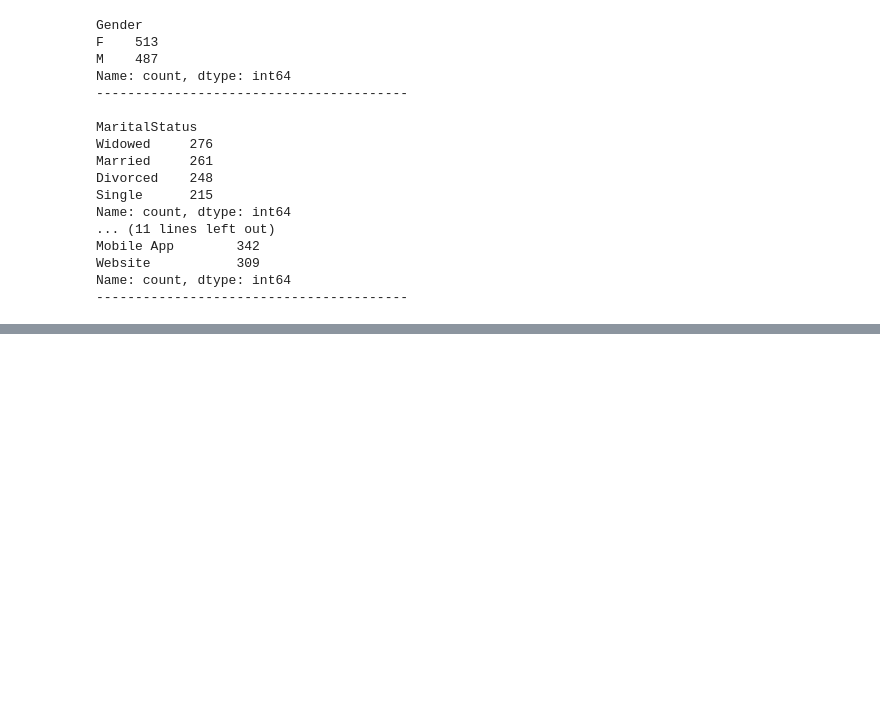
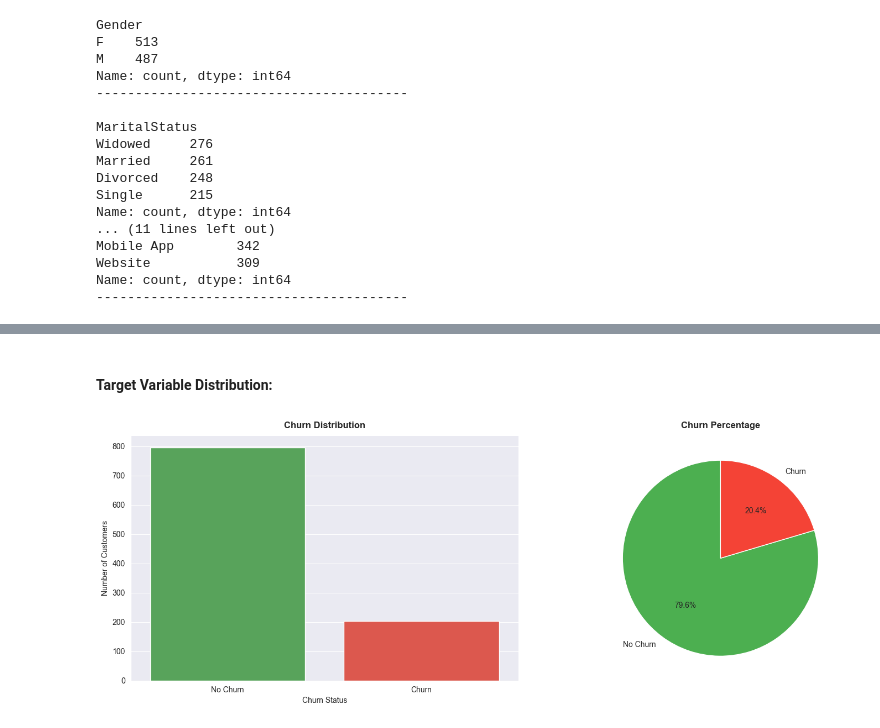
Before and after one commit to ashishpra28/Lloyds-Banking-Group-Job-Simulation, a Jupyter notebook: notebooks/Task1-EDA.ipynb, the cells around one changed output, grey strips where cells are left out. Drawn from its saved outputs; the diff is of its cells as text; code cells hidden in the pictures; blank space fills up the shorter version.

Commit message:
Target Distribution and Numerical Features Distribution done

```diff
--- a/notebooks/Task1-EDA.ipynb
+++ b/notebooks/Task1-EDA.ipynb
@@ -788,3 +784,20 @@ Mobile App        342
 Website           309
 Name: count, dtype: int64
 ----------------------------------------
+# %%
+## Check target column
+
+# map numeric labels (0 and 1) to readable labels (No Churn and Churn)
+churn_labels = (final_df[target_column].map({0: 'No Churn', 1: 'Churn'}))
+
+# churn and no churn value counts
+churn_counts = churn_labels.value_counts()
+
+# churn and no churn percentage
+churn_percent = churn_labels.value_counts(normalize=True)*100
+
+print("Churn Counts:")
+print(churn_counts)
+
+print("\nChurn Percentage:")
+print(churn_percent.round(2))
@@ -790,0 +816,37 @@ Name: count, dtype: int64
+# %% [markdown]
+#### Target Variable Distribution:
+# %%
+plt.figure(figsize=(15,10))
+
+plt.subplot(2,2,1)
+sns.countplot(
+    x=churn_labels,
+    palette=['#4CAF50', '#F44336']
+)
+plt.title('Churn Distribution', fontweight='bold', pad=10)
+plt.xlabel('Churn Status')
+plt.ylabel('Number of Customers')
+sns.despine()
+
+plt.subplot(2,2,2)
+plt.pie(
+    churn_percent,
+    labels=churn_percent.index,
+    autopct='%1.1f%%',
+    startangle=90,
+    colors=['#4CAF50', '#F44336'])
+plt.title('Churn Percentage', fontweight='bold', pad=10)
+sns.despine()
+
+plt.tight_layout()
+
+# Save figure
+plt.savefig(
+    '../plots/Target(ChurnStatus)_Distribution.png',
+    dpi=300,
+    bbox_inches='tight'
+)
+
+plt.show()
+# %% [output]
+[figure, added]
```
Also changed, not shown: parts of 5 cells of this notebook, 2 other files.
